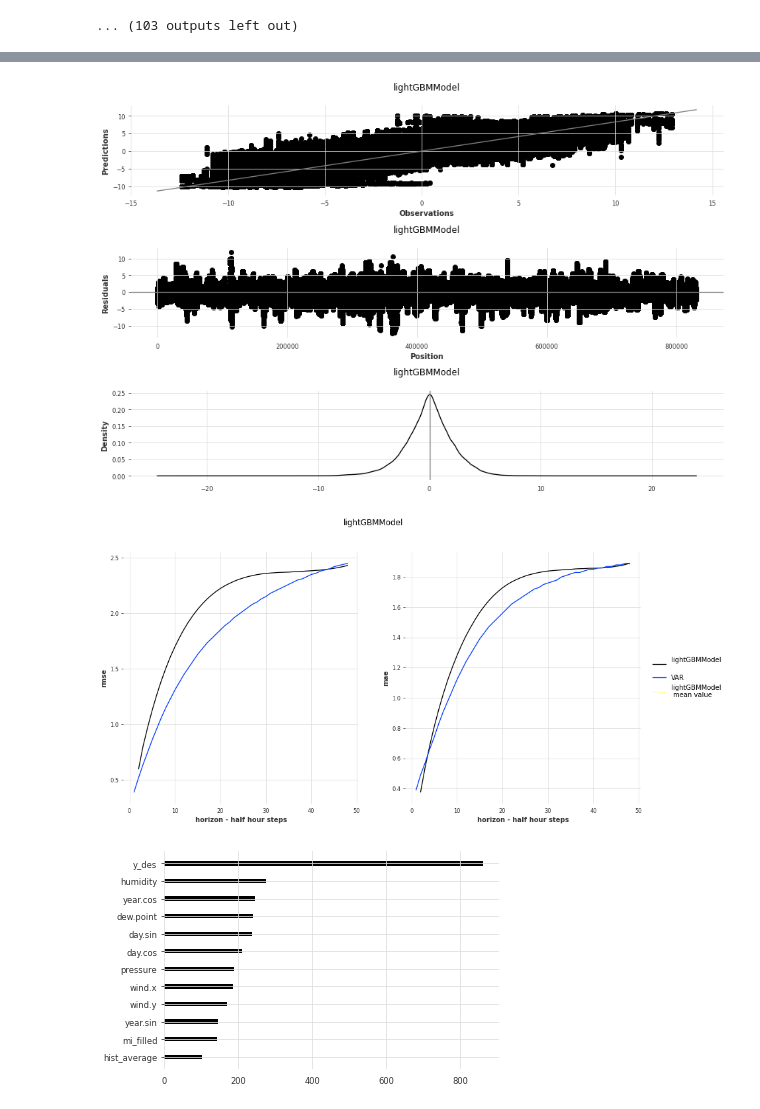
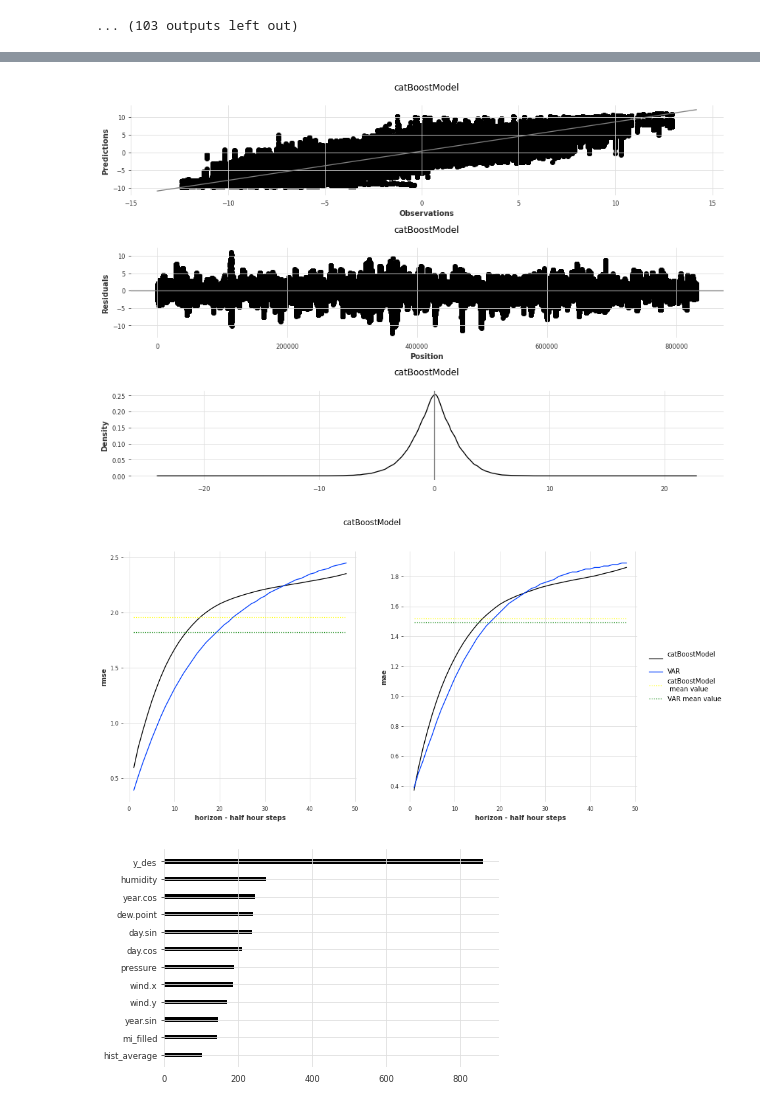
Before and after one commit to makeyourownmaker/CambridgeTemperatureNotebooks, a Jupyter notebook: notebooks/gradient_boosting.ipynb, the cells around one changed output, grey strips where cells are left out. Cells and saved outputs as stored; diff of their text form; code cells hidden in the pictures.

Commit message:
Added VAR mean value line to forecast horizon metric plots

```diff
--- a/notebooks/gradient_boosting.ipynb
+++ b/notebooks/gradient_boosting.ipynb
@@ -1165,11 +1165,10 @@ val_past_cov = TimeSeries.from_dataframe(valid_df.loc[:, include_cols])
                       # lags_future_covariates = (1, 48))
 # model = RegressionModel(lags=target_lags,  #[-1, -2, -22, -23, -24, -25, -47, -48, -49],#, -142, -143, -144, -145],#, -95, -96, -97, -143, -144, -145], # 36.54791667418908
 #                        #lags_past_covariates=target_lags,  #[-1, -2, -3],#, -47, -48, -49],
-model = LightGBMModel(lags = [-1, -2, -3, -22, -23, -24, -25, -47, -48, -49, -71, -72, -73],
-                      lags_past_covariates = [-1, -22, -23, -24, -25],
-                      objective='mae')
-#model = CatBoostModel(lags = [-1, -2, -3, -22, -23, -24, -25, -47, -48, -49, -71, -72, -73],
+#model = LightGBMModel(lags = [-1, -2, -3, -22, -23, -24, -25, -47, -48, -49, -71, -72, -73],
 #                      lags_past_covariates = [-1, -22, -23, -24, -25])
+model = CatBoostModel(lags = [-1, -2, -3, -22, -23, -24, -25, -47, -48, -49, -71, -72, -73],
+                      lags_past_covariates = [-1, -22, -23, -24, -25])
 model.fit(series,
           past_covariates = past_cov,)
           # future_covariates = fut_cov)
@@ -1263,18 +1262,19 @@ ds
 # %%
 def plot_horizon_metrics(data, title):
     horizon = 48
+    steps   = [i for i in range(1, horizon+1)]
 
     # calculate metrics
     rmse_h, mae_h = np.zeros(horizon), np.zeros(horizon)
 
-    for i in range(horizon):
+    for i in range(1, horizon+1):
       # t_obs   = inv_transform(scaler, obs[:, i],   'y', models['datasets']['train'].columns)
       # t_preds = inv_transform(scaler, preds[:, i], 'y', models['datasets']['train'].columns)
       obs   = hist_comp.loc[hist_comp['step'] == i, 'y_des']
       preds = hist_comp.loc[hist_comp['step'] == i, 'pred']
-      rmse_h[i] = rmse_(obs, preds)
-      mae_h[i]  = np.mean(np.abs(obs - preds))  # for comparison with baselines
-      # mae_h[i]  = mae_(obs, preds)
+      rmse_h[i-1] = rmse_(obs, preds)
+      mae_h[i-1]  =  mae_(obs, preds)
+      # mae_h[i]  = np.median(np.abs(obs - preds))  # for comparison with baselines
 
     # plot metrics for horizons
     fig, axs = plt.subplots(1, 2, figsize = (14, 7))
@@ -1282,27 +1282,30 @@ def plot_horizon_metrics(data, title):
     axs = axs.ravel()
 
     mean_val_lab = title + ' mean value'
-    axs[0].plot(range(1, horizon+1), rmse_h, label=title)
+    axs[0].plot(steps, rmse_h, label=title)
     var_rmse = np.array([0.39, 0.52, 0.64, 0.75, 0.86, 0.96, 1.06, 1.15, 1.23, 1.31, 1.38,
        1.45, 1.51, 1.57, 1.63, 1.68, 1.73, 1.77, 1.81, 1.85, 1.89, 1.92,
        1.96, 1.99, 2.02, 2.05, 2.08, 2.1 , 2.13, 2.15, 2.18, 2.2 , 2.22,
        2.24, 2.26, 2.28, 2.3 , 2.31, 2.33, 2.35, 2.36, 2.38, 2.39, 2.4 ,
        2.42, 2.43, 2.44, 2.45])
-    axs[0].plot(range(1, horizon+1), var_rmse, label='VAR')
+    axs[0].plot(steps, var_rmse, label='VAR')
     axs[0].hlines(np.mean(rmse_h), xmin=1, xmax=horizon, color='yellow', linestyles='dotted', label=mean_val_lab)
+    axs[0].hlines(np.mean(var_rmse), xmin=1, xmax=horizon, color='green', linestyles='dotted', label='VAR mean value')
     axs[0].set_xlabel("horizon - half hour steps")
     axs[0].set_ylabel("rmse")
 
-    axs[1].plot(range(1, horizon+1), mae_h, label=title)
+    axs[1].plot(steps, mae_h, label=title)
     var_mae = np.array([0.39, 0.49, 0.57, 0.66, 0.74, 0.83, 0.91, 0.98, 1.05, 1.12, 1.18,
        1.24, 1.29, 1.34, 1.39, 1.43, 1.47, 1.5 , 1.53, 1.56, 1.59, 1.62,
        1.64, 1.66, 1.68, 1.7 , 1.72, 1.73, 1.75, 1.76, 1.77, 1.78, 1.8 ,
        1.81, 1.82, 1.83, 1.83, 1.84, 1.85, 1.85, 1.86, 1.86, 1.87, 1.87,
        1.88, 1.88, 1.89, 1.89])
-    axs[1].plot(range(1, horizon+1), var_mae, label='VAR')
+    axs[1].plot(steps, var_mae, label='VAR')
     axs[1].hlines(np.mean(mae_h), xmin=1, xmax=horizon, color='yellow', linestyles='dotted', label=mean_val_lab)
+    axs[1].hlines(np.mean(var_mae), xmin=1, xmax=horizon, color='green', linestyles='dotted', label='VAR mean value')
     axs[1].set_xlabel("horizon - half hour steps")
     axs[1].set_ylabel("mae")
+
     plt.legend(bbox_to_anchor=(1.04, 0.5), loc="center left", borderaxespad=0)
     plt.show()
 
@@ -1313,7 +1316,7 @@ def plot_obs_preds(obs, preds, title):
     plt.scatter(x = obs, y = preds)
     y_lim = plt.ylim()
     x_lim = plt.xlim()
-    plt.plot(x_lim, y_lim, 'k-', color = 'grey')
+    plt.plot(x_lim, y_lim, color = 'grey')  # 'k-',
     plt.xlabel('Observations')
     plt.ylabel('Predictions')
     plt.title(title)
@@ -1330,36 +1333,36 @@ def plot_residuals(obs, preds, title):
 
 def plot_residuals_dist(obs, preds, title):
     data = obs - preds
     plt.subplot(3, 1, 3)
     pd.Series(data).plot(kind = 'density')
     plt.axvline(x = 0, color = 'grey')
     plt.title(title)
     plt.tight_layout()
     plt.show()
 
 
 def rmse_(obs, preds):
     return np.sqrt(np.mean((obs - preds) ** 2))
 
 
 def mse_(obs, preds):
     return np.mean((obs - preds) ** 2)
 
 
 def mae_(obs, preds):
     "mean absolute error - equivalent to the keras loss function"
     return np.mean(np.abs(obs - preds))  # keras loss
     # return np.median(np.abs(obs - preds))  # earlier baselines
 
 
-title = 'lightGBMModel\n'
+title = 'catBoostModel\n'
 plot_obs_preds(hist_comp['y_des'], hist_comp['pred'], title)
 plot_residuals(hist_comp['y_des'], hist_comp['pred'], title)
 plot_residuals_dist(hist_comp['y_des'], hist_comp['pred'], title)
 plot_horizon_metrics(hist_comp, title)
 # %% [output]
-[figure, old version]
+[figure, new version]
-[figure, old version]
+[figure, new version]
 # %%
 def plot_importances(model, data, include_cols = None, y_col = 'y_des', \
                      x_cols = ['y', 'y_seasonal', 'y_des', 'dew.point_des', 'dew.point_seasonal']):
```
Also changed, not shown: parts of 1 cell of this notebook.
